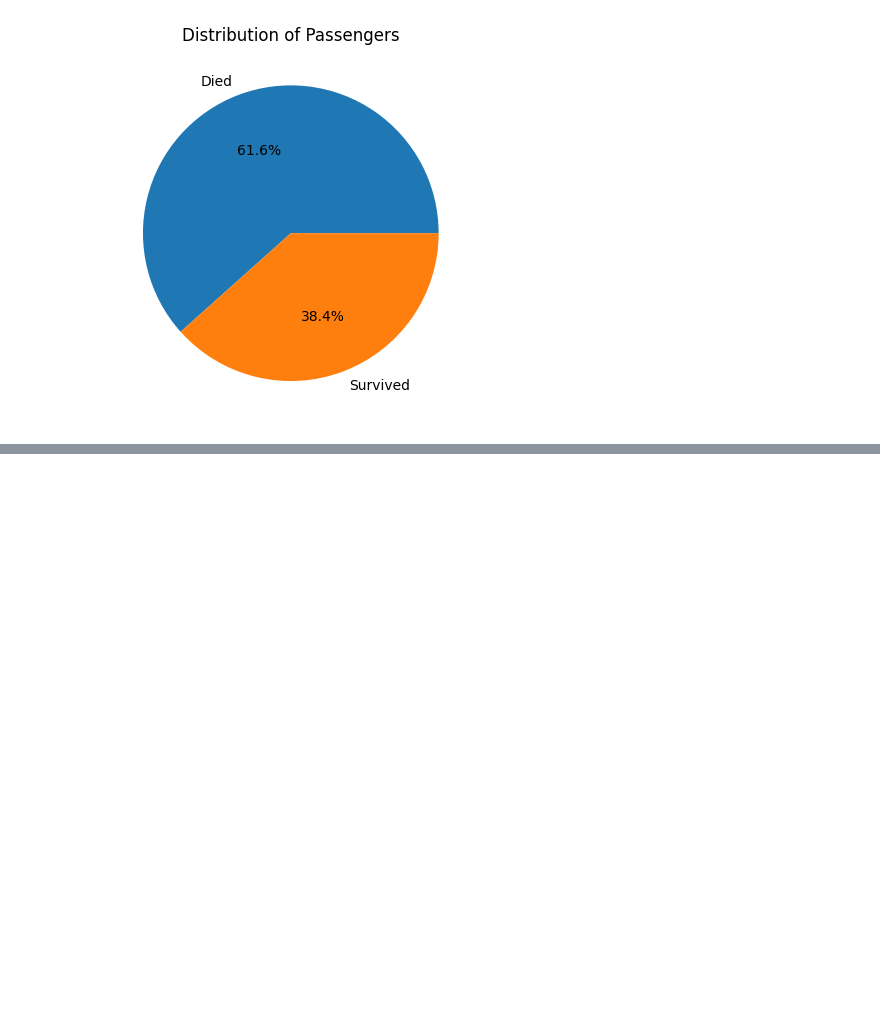
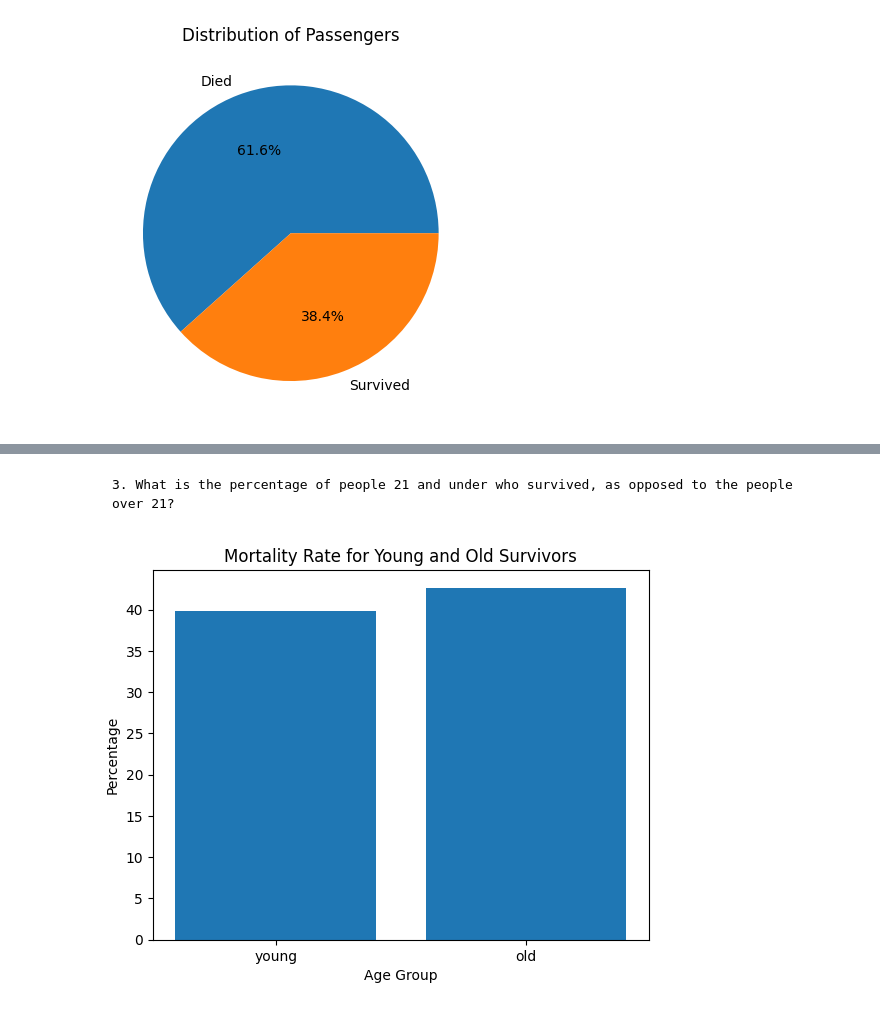
Before and after one commit to KaiSteamCenter/Unit-2-Python, a Jupyter notebook: titanicDataset.ipynb, the cells around one changed output, grey strips where cells are left out. Saved outputs shown, nothing was run; the diff lists cells and outputs as text; code cells hidden in the pictures; blank space fills up the shorter version.

````diff
--- a/titanicDataset.ipynb
+++ b/titanicDataset.ipynb
@@ -37,0 +76,25 @@ plt.show()
+# %% [markdown]
+```
+3. What is the percentage of people 21 and under who survived, as opposed to the people over 21?
+```
+# %%
+import pandas as pd
+import matplotlib.pyplot as plt
+
+young = df[df['Age'] <= 21]
+old = df[df['Age'] > 21]
+
+avg_young = young['Survived'].mean() * 100
+avg_old = old['Survived'].mean() * 100
+
+labely = (avg_old, avg_young)
+
+labelx = 'young', 'old'
+
+plt.bar(labelx, labely)
+plt.xlabel('Age Group')
+plt.ylabel('Percentage')
+plt.title('Mortality Rate for Young and Old Survivors')
+plt.show()
+# %% [output]
+[figure, added]
````
Also changed, not shown: parts of 4 cells of this notebook, 2 other files.
